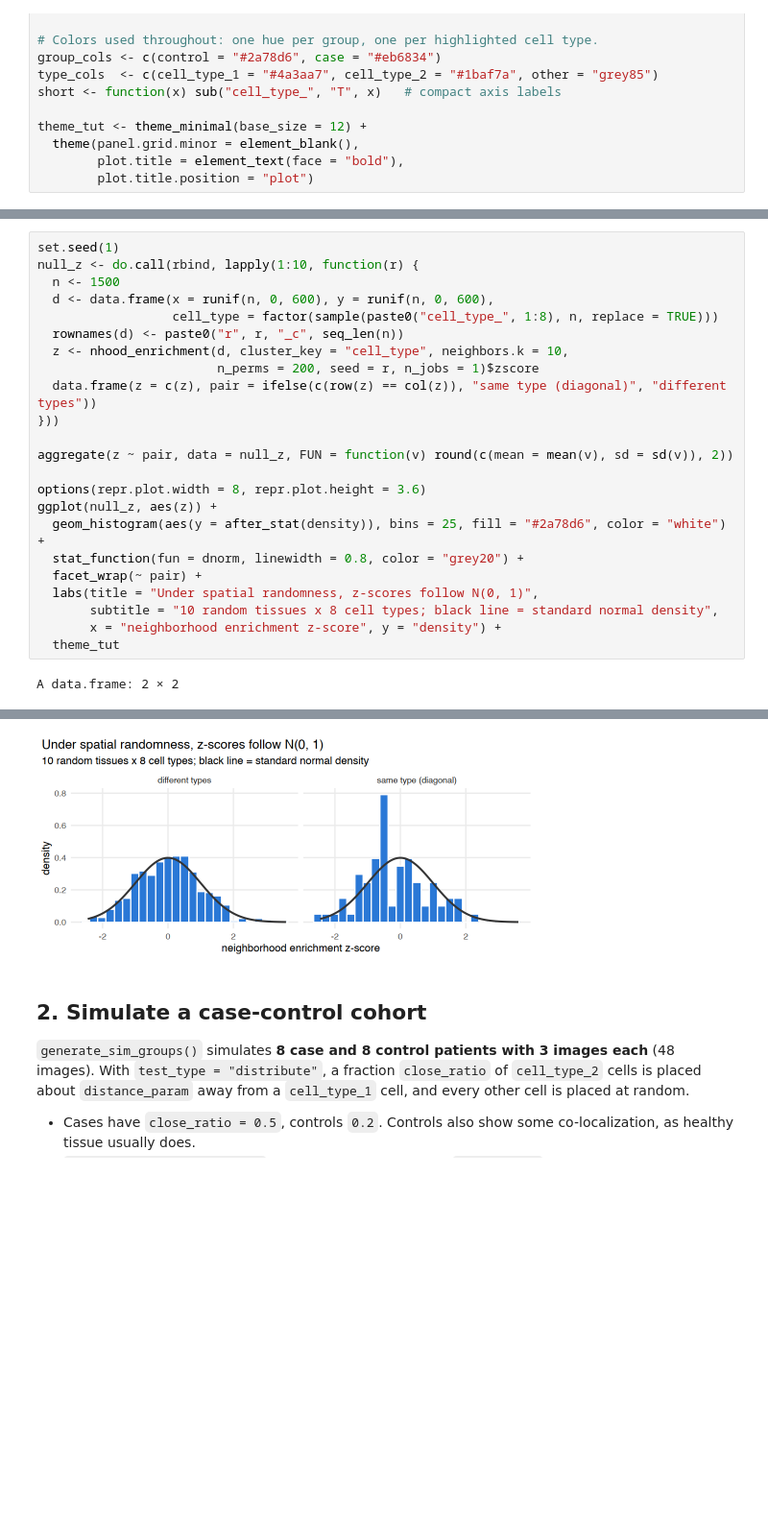
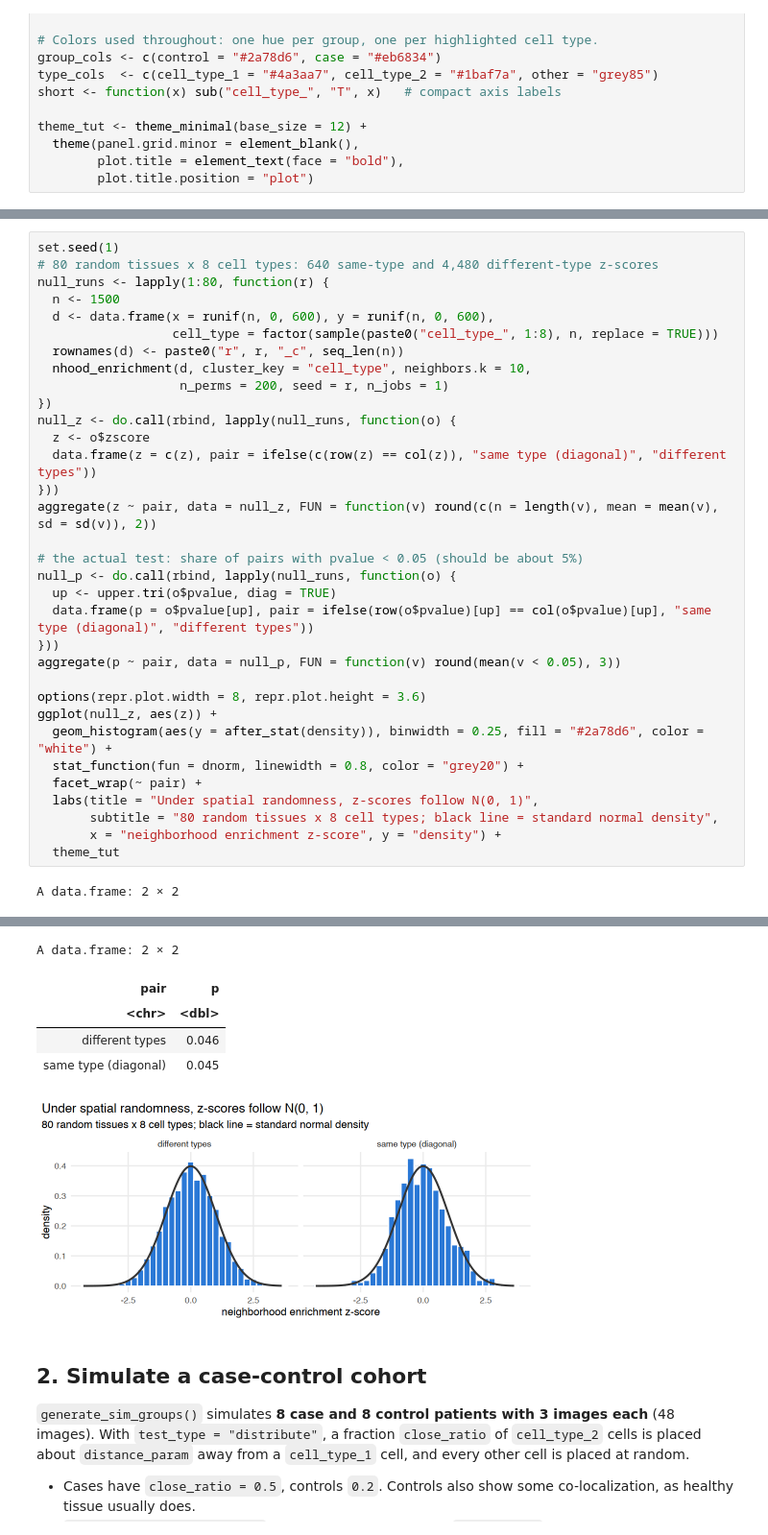
Before and after one commit to juninamo/spatialCooccur, a Jupyter notebook: vignettes/case_control_tutorial.ipynb, the cells around one changed output, grey strips where cells are left out. Shown at 96% size. Cells and saved outputs as stored; diff of their text form; blank space fills up the shorter version.

```diff
--- a/vignettes/case_control_tutorial.ipynb
+++ b/vignettes/case_control_tutorial.ipynb
@@ -60,25 +60,35 @@ theme_tut <- theme_minimal(base_size = 12) +
 > **Note.** spatialCooccur ≤ 0.99.1 shuffled the row and column labels *independently*, so each cell had two different labels in the null. Under spatial randomness that inflated same-type z-scores to about +11 and pushed different-type z-scores to about −2. The current version uses a single permutation for rows and columns. z-scores from earlier versions are not comparable with those below.
 # %%
 set.seed(1)
-null_z <- do.call(rbind, lapply(1:10, function(r) {
+# 80 random tissues x 8 cell types: 640 same-type and 4,480 different-type z-scores
+null_runs <- lapply(1:80, function(r) {
   n <- 1500
   d <- data.frame(x = runif(n, 0, 600), y = runif(n, 0, 600),
                   cell_type = factor(sample(paste0("cell_type_", 1:8), n, replace = TRUE)))
   rownames(d) <- paste0("r", r, "_c", seq_len(n))
-  z <- nhood_enrichment(d, cluster_key = "cell_type", neighbors.k = 10,
-                        n_perms = 200, seed = r, n_jobs = 1)$zscore
+  nhood_enrichment(d, cluster_key = "cell_type", neighbors.k = 10,
+                   n_perms = 200, seed = r, n_jobs = 1)
+})
+null_z <- do.call(rbind, lapply(null_runs, function(o) {
+  z <- o$zscore
   data.frame(z = c(z), pair = ifelse(c(row(z) == col(z)), "same type (diagonal)", "different types"))
 }))
+aggregate(z ~ pair, data = null_z, FUN = function(v) round(c(n = length(v), mean = mean(v), sd = sd(v)), 2))
 
-aggregate(z ~ pair, data = null_z, FUN = function(v) round(c(mean = mean(v), sd = sd(v)), 2))
+# the actual test: share of pairs with pvalue < 0.05 (should be about 5%)
+null_p <- do.call(rbind, lapply(null_runs, function(o) {
+  up <- upper.tri(o$pvalue, diag = TRUE)
+  data.frame(p = o$pvalue[up], pair = ifelse(row(o$pvalue)[up] == col(o$pvalue)[up], "same type (diagonal)", "different types"))
+}))
+aggregate(p ~ pair, data = null_p, FUN = function(v) round(mean(v < 0.05), 3))
 
 options(repr.plot.width = 8, repr.plot.height = 3.6)
 ggplot(null_z, aes(z)) +
-  geom_histogram(aes(y = after_stat(density)), bins = 25, fill = "#2a78d6", color = "white") +
+  geom_histogram(aes(y = after_stat(density)), binwidth = 0.25, fill = "#2a78d6", color = "white") +
   stat_function(fun = dnorm, linewidth = 0.8, color = "grey20") +
   facet_wrap(~ pair) +
   labs(title = "Under spatial randomness, z-scores follow N(0, 1)",
-       subtitle = "10 random tissues x 8 cell types; black line = standard normal density",
+       subtitle = "80 random tissues x 8 cell types; black line = standard normal density",
        x = "neighborhood enrichment z-score", y = "density") +
   theme_tut
 # %% [output]
@@ -90,4 +100,9 @@ A data.frame: 2 × 2
+A data.frame: 2 × 2
+| pair | p |
+| <chr> | <dbl> |
+| different types | 0.046 |
+| same type (diagonal) | 0.045 |
-[figure, old version]
+[figure, new version]
 # %% [markdown]
 ## 2. Simulate a case-control cohort
 
```
Also changed, not shown: parts of 5 cells of this notebook, 6 other files.
